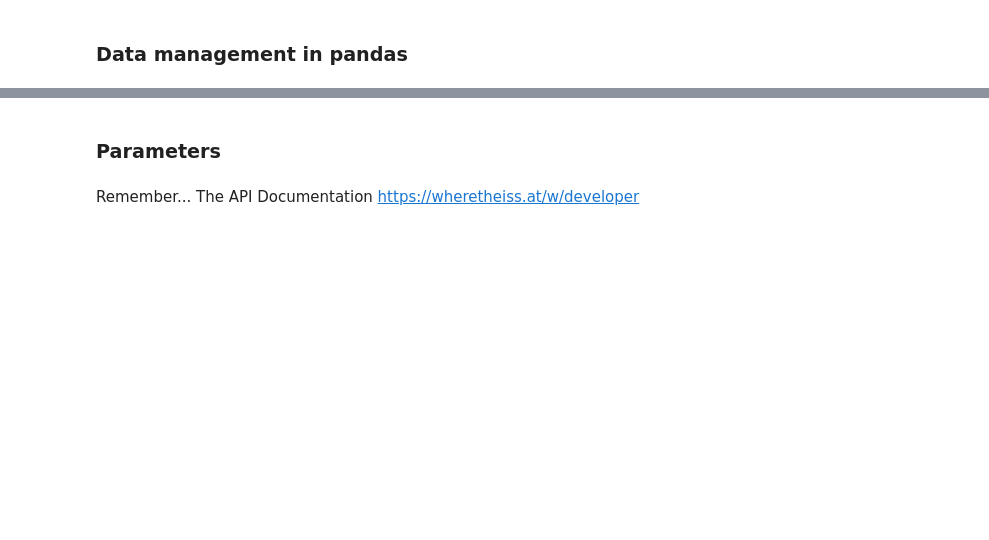
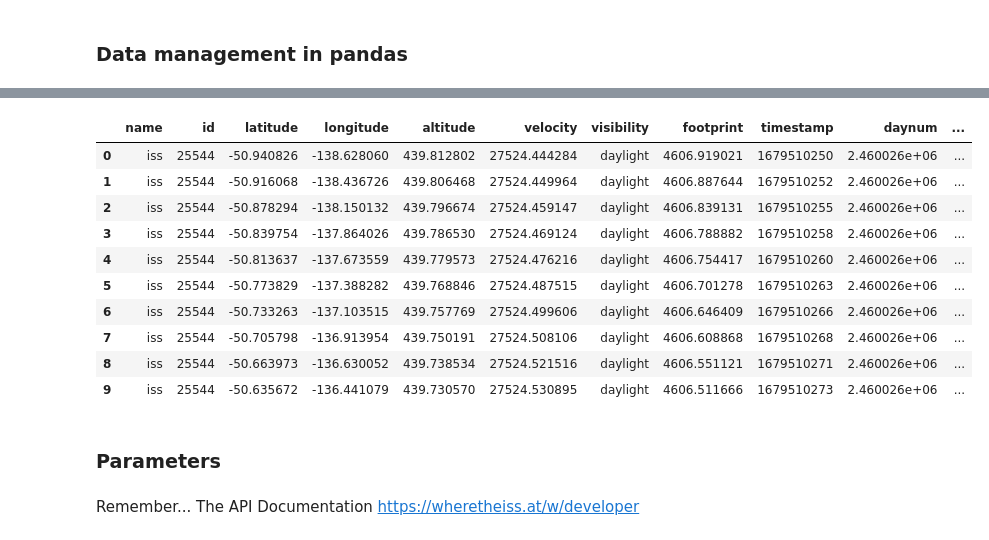
Before and after one commit to Ironhack-data-bcn-feb-2023/lectures, a Jupyter notebook: module-1/week-7/02-APIs.ipynb, the cells around one changed output, grey strips where cells are left out. Saved outputs shown, nothing was run; the diff lists cells and outputs as text; code cells hidden in the pictures; blank space fills up the shorter version.

```diff
--- a/module-1/week-7/02-APIs.ipynb
+++ b/module-1/week-7/02-APIs.ipynb
@@ -140,3 +164,8 @@ If the Content-Type of the response is json, we can access it with `.json()`
 [Documentation](https://docs.python.org/3/library/json.html)
 # %% [markdown]
 We make the call to the satellites endpoint with the id because it has already been returned to us by the previous request
+# %%
+url = f"https://api.wheretheiss.at/v1/satellites/{id_sat}"
+# %%
+res = requests.get(url).json()
+res
@@ -145,3 +202,26 @@ We make the call to the satellites endpoint with the id because it has already b
+# %%
+import time
+position = []
+
+for i in range(10):
+    time.sleep(2)
+    res = requests.get(url).json()
+    position.append(res)
+# %%
+df = pd.DataFrame(position)
+df
+# %% [output]
+|  | name | id | latitude | longitude | altitude | velocity | visibility | footprint | timestamp | daynum | ... |
+| 0 | iss | 25544 | -50.940826 | -138.628060 | 439.812802 | 27524.444284 | daylight | 4606.919021 | 1679510250 | 2.460026e+06 | ... |
+| 1 | iss | 25544 | -50.916068 | -138.436726 | 439.806468 | 27524.449964 | daylight | 4606.887644 | 1679510252 | 2.460026e+06 | ... |
+| 2 | iss | 25544 | -50.878294 | -138.150132 | 439.796674 | 27524.459147 | daylight | 4606.839131 | 1679510255 | 2.460026e+06 | ... |
+| 3 | iss | 25544 | -50.839754 | -137.864026 | 439.786530 | 27524.469124 | daylight | 4606.788882 | 1679510258 | 2.460026e+06 | ... |
+| 4 | iss | 25544 | -50.813637 | -137.673559 | 439.779573 | 27524.476216 | daylight | 4606.754417 | 1679510260 | 2.460026e+06 | ... |
+| 5 | iss | 25544 | -50.773829 | -137.388282 | 439.768846 | 27524.487515 | daylight | 4606.701278 | 1679510263 | 2.460026e+06 | ... |
+| 6 | iss | 25544 | -50.733263 | -137.103515 | 439.757769 | 27524.499606 | daylight | 4606.646409 | 1679510266 | 2.460026e+06 | ... |
+| 7 | iss | 25544 | -50.705798 | -136.913954 | 439.750191 | 27524.508106 | daylight | 4606.608868 | 1679510268 | 2.460026e+06 | ... |
+| 8 | iss | 25544 | -50.663973 | -136.630052 | 439.738534 | 27524.521516 | daylight | 4606.551121 | 1679510271 | 2.460026e+06 | ... |
+| 9 | iss | 25544 | -50.635672 | -136.441079 | 439.730570 | 27524.530895 | daylight | 4606.511666 | 1679510273 | 2.460026e+06 | ... |
 # %% [markdown]
 ### Parameters
 # %% [markdown]
```
Also changed, not shown: parts of 17 cells of this notebook.
